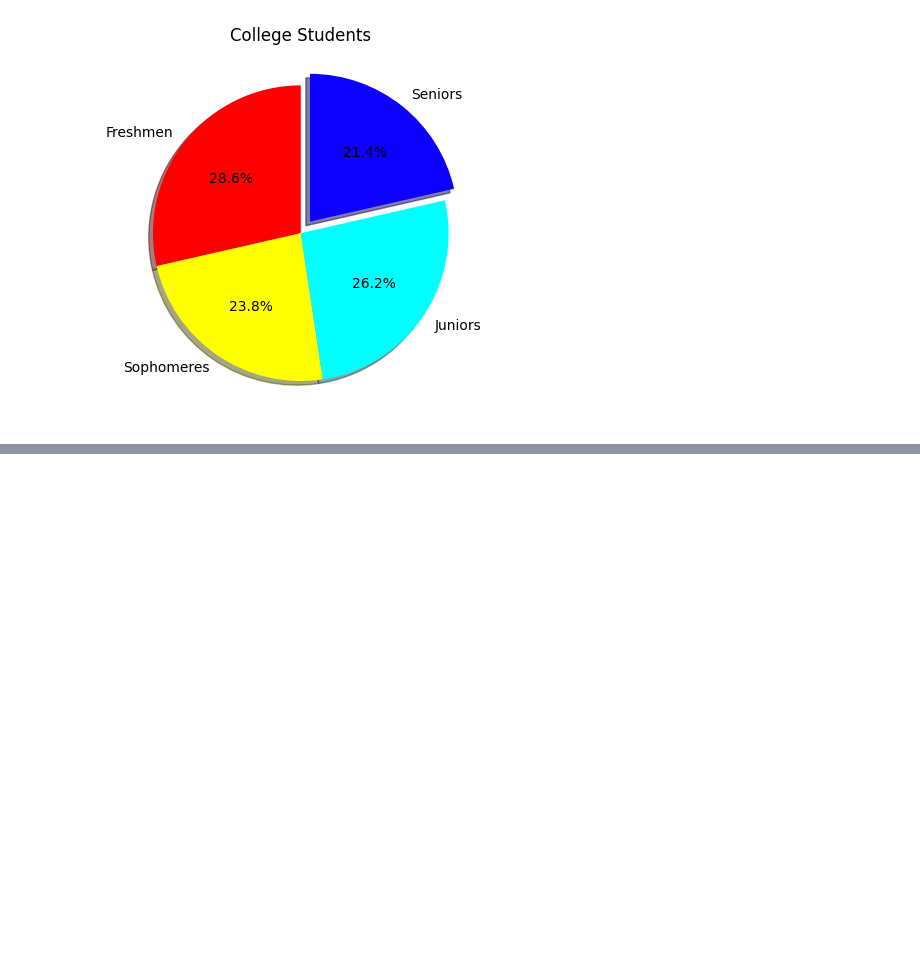
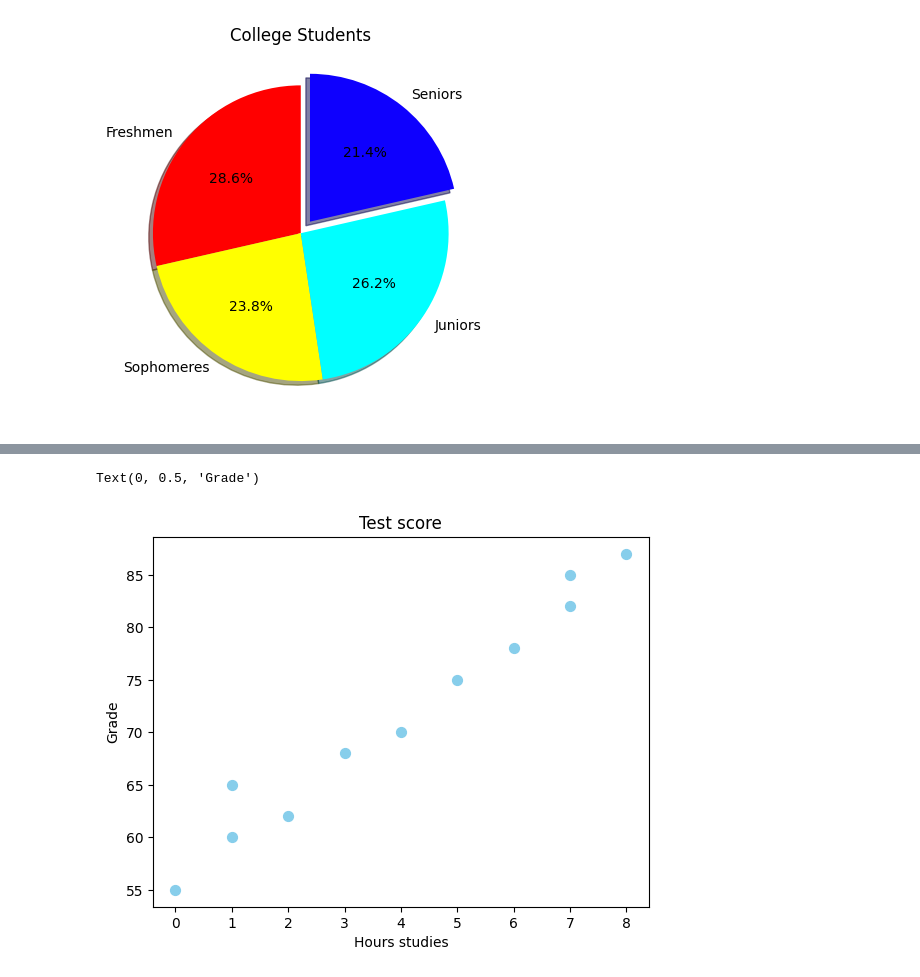
Before and after one commit to a4-adityaa/Data-Science-Fundamentals, a Jupyter notebook: Matplotlib.ipynb, the cells around one changed output, grey strips where cells are left out. Drawn from its saved outputs; the diff is of its cells as text; code cells hidden in the pictures; blank space fills up the shorter version.

```diff
--- a/Matplotlib.ipynb
+++ b/Matplotlib.ipynb
@@ -156,0 +166,15 @@ plt.pie(values, labels=categories,
+# %%
+x1= np.array([0, 1, 1, 2, 3, 4, 5, 6, 7, 7, 8])  # Hours studied
+y1= np.array([55, 60, 65, 62, 68, 70, 75, 78, 82, 85, 87]) # Grades
+
+plt.scatter(x1,y1,
+            color="skyblue",
+            alpha=1, # controls the transparancy
+            s=50) # controls the size of dots
+
+plt.title("Test score")
+plt.xlabel("Hours studies")
+plt.ylabel("Grade")
+# %% [output]
+Text(0, 0.5, 'Grade')
+[figure, added]
```
Also changed, not shown: parts of 7 cells of this notebook.
